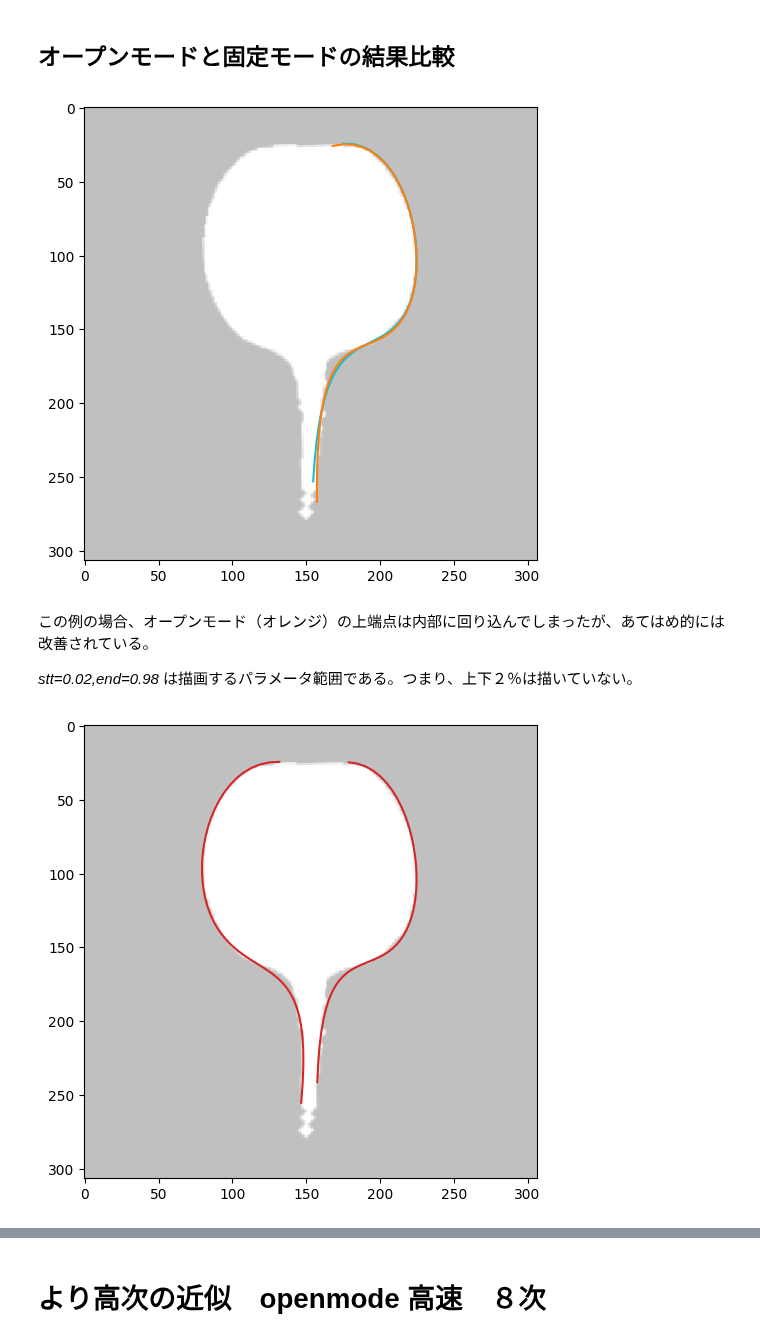
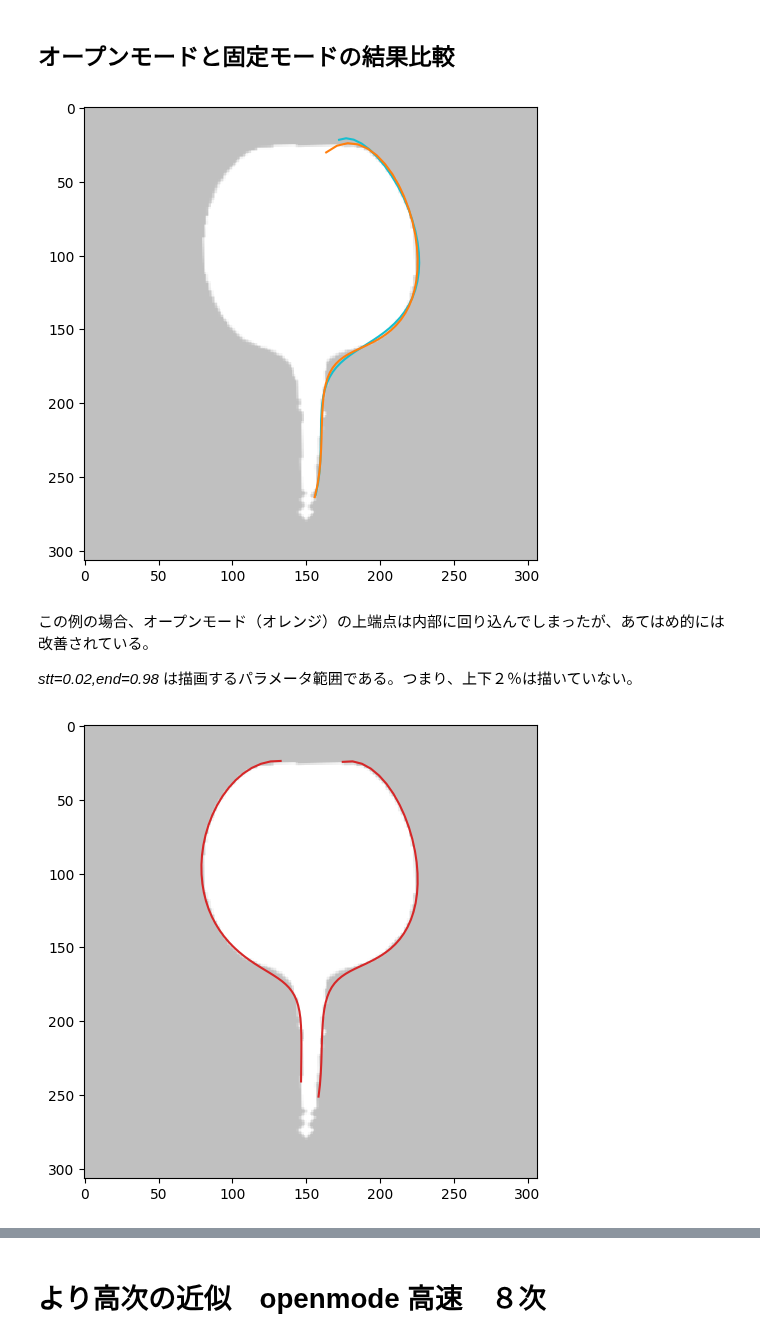
Before and after one commit to iciromaco/RadiShLab, a Jupyter notebook: S6_ベジエ曲線あてはめ.ipynb, the cells around one changed output, grey strips where cells are left out. Drawn from its saved outputs; the diff is of its cells as text; code cells hidden in the pictures.

```diff
--- a/S6_ベジエ曲線あてはめ.ipynb
+++ b/S6_ベジエ曲線あてはめ.ipynb
@@ -180,13 +175,12 @@ openmode  :  False
 cntL = rd.getSamples(conLeft,N=32)
 cntR = rd.getSamples(conRight,N=32)
 # ベジエ曲線の近似次数（N)とサンプルをセットしてベジエ曲線のインスタンスを作成
-bezL = rd.BezierCurve(N=4,samples=cntL)
-bezR = rd.BezierCurve(N=4,samples=cntR)
-
-# rd.BezierCurve.toggledebugmode(set=True,debug=True)
+bezL = rd.BezierCurve(N=5,samples=cntL)
+bezR = rd.BezierCurve(N=5,samples=cntR)
+# BezierCurve.toggledebugmode(set=True,debug=True)
 # 高速あてはめの実行
-cpsL0,fL0 = bezL.fit0()
-cpsR0,fR0 = bezR.fit0()
+cpsL,fL = bezL.fit0()
+cpsR,fR = bezR.fit0()
 # 結果の描画
-rd.drawBez(img,stt=0.00,end=1.0,bezL=fL0,bezR=fR0,cntL=cntL,cntR=cntR)
+rd.drawBez(img,stt=0.00,end=1.0,bezL=fL,bezR=fR,cntL=cntL,cntR=cntR)
 # %% [output]
@@ -334,12 +330,11 @@ errorThres:  0.01
 debugmode :  False
 openmode  :  True
 # %%
-%%time
 # 厳密あてはめ
 rd.BezierCurve.toggledebugmode() # デバッグモードのトグル。前回Trueとしたので Falseとなる
-cpsLo,fLo = bezL.fit1()
-cpsRo,fRo = bezR.fit1()
+cpsL1,fL2 = bezL.fit1()
+cpsR1,fR2 = bezR.fit1()
 # 結果の描画
-rd.drawBez(img,stt=0.02,end=0.98,bezL=fLo,bezR=fRo)
+rd.drawBez(img,stt=0.02,end=0.98,bezL=fL2,bezR=fR2)
 # %% [output]
 debugmode: False
@@ -353,17 +355,17 @@ fL1,fL2,fRo,fRo
 # %% [markdown]
 ## オープンモードと固定モードの結果比較
 # %%
-rd.drawBez(img,stt=0.02,end=0.98,bezL=fR1,bezR=fRo,ct=["rikyugreen","orange"])
+rd.drawBez(img,stt=0.02,end=0.98,bezL=fR1,bezR=fR2,ct=["rikyugreen","orange"])
 # %% [output]
-[figure, old version]
+[figure, new version]
 # %% [markdown]
 この例の場合、オープンモード（オレンジ）の上端点は内部に回り込んでしまったが、あてはめ的には改善されている。
 
 *stt=0.02,end=0.98* は描画するパラメータ範囲である。つまり、上下２％は描いていない。
 # %%
 # 両端のカット
-rd.drawBez(img,stt=0.05,end=0.95,bezL=fLo,bezR=fRo)
+rd.drawBez(img,stt=0.05,end=0.95,bezL=fL2,bezR=fR2)
 # %% [output]
-[figure, old version]
+[figure, new version]
 # %%
 # 両端のカットなし
```
Also changed, not shown: parts of 47 cells of this notebook.
